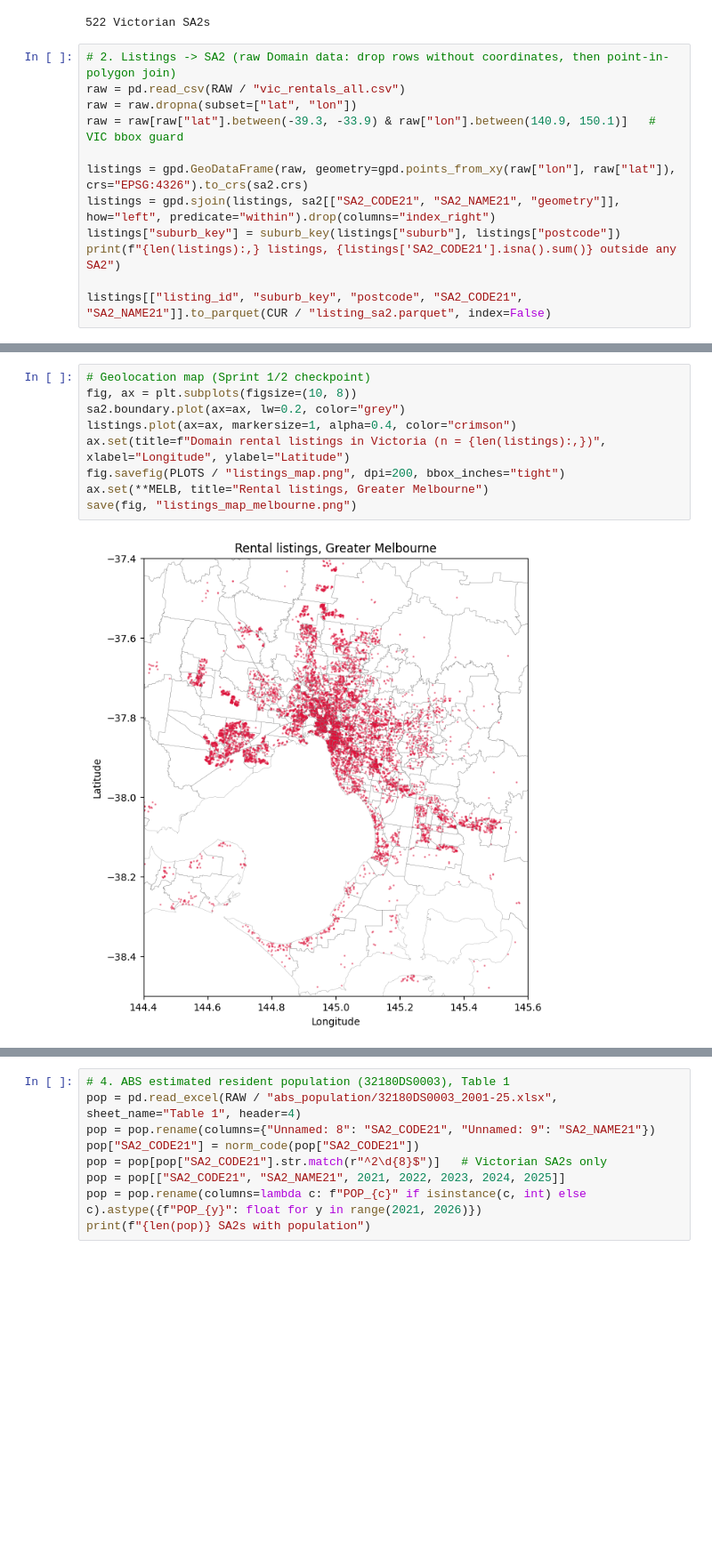
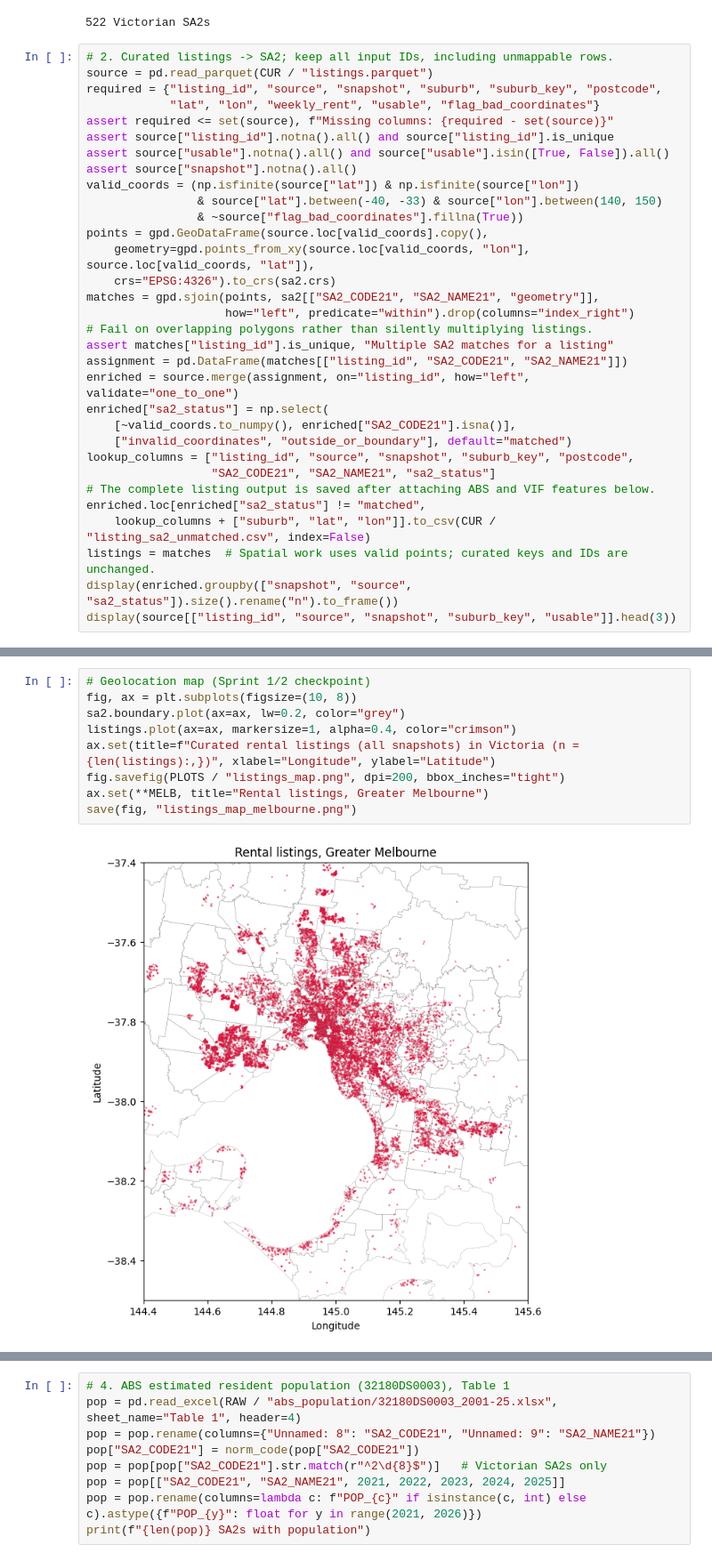
Before and after one commit to mdharmawan19/industry-project-group-55, a Jupyter notebook: notebooks/04_abs_sa2_crosswalk.ipynb, the cells around one changed output, grey strips where cells are left out. Shown at 89% size. Cells and saved outputs as stored; diff of their text form; blank space fills up the shorter version.

```diff
--- a/notebooks/04_abs_sa2_crosswalk.ipynb
+++ b/notebooks/04_abs_sa2_crosswalk.ipynb
@@ -33,15 +45,35 @@ print(f"{len(sa2)} Victorian SA2s")
 # %% [output]
 522 Victorian SA2s
 # %%
-# 2. Listings -> SA2 (raw Domain data: drop rows without coordinates, then point-in-polygon join)
-raw = pd.read_csv(RAW / "vic_rentals_all.csv")
-raw = raw.dropna(subset=["lat", "lon"])
-raw = raw[raw["lat"].between(-39.3, -33.9) & raw["lon"].between(140.9, 150.1)]   # VIC bbox guard
-
-listings = gpd.GeoDataFrame(raw, geometry=gpd.points_from_xy(raw["lon"], raw["lat"]), crs="EPSG:4326").to_crs(sa2.crs)
-listings = gpd.sjoin(listings, sa2[["SA2_CODE21", "SA2_NAME21", "geometry"]], how="left", predicate="within").drop(columns="index_right")
-listings["suburb_key"] = suburb_key(listings["suburb"], listings["postcode"])
-print(f"{len(listings):,} listings, {listings['SA2_CODE21'].isna().sum()} outside any SA2")
-
-listings[["listing_id", "suburb_key", "postcode", "SA2_CODE21", "SA2_NAME21"]].to_parquet(CUR / "listing_sa2.parquet", index=False)
+# 2. Curated listings -> SA2; keep all input IDs, including unmappable rows.
+source = pd.read_parquet(CUR / "listings.parquet")
+required = {"listing_id", "source", "snapshot", "suburb", "suburb_key", "postcode",
+            "lat", "lon", "weekly_rent", "usable", "flag_bad_coordinates"}
+assert required <= set(source), f"Missing columns: {required - set(source)}"
+assert source["listing_id"].notna().all() and source["listing_id"].is_unique
+assert source["usable"].notna().all() and source["usable"].isin([True, False]).all()
+assert source["snapshot"].notna().all()
+valid_coords = (np.isfinite(source["lat"]) & np.isfinite(source["lon"])
+                & source["lat"].between(-40, -33) & source["lon"].between(140, 150)
+                & ~source["flag_bad_coordinates"].fillna(True))
+points = gpd.GeoDataFrame(source.loc[valid_coords].copy(),
+    geometry=gpd.points_from_xy(source.loc[valid_coords, "lon"], source.loc[valid_coords, "lat"]),
+    crs="EPSG:4326").to_crs(sa2.crs)
+matches = gpd.sjoin(points, sa2[["SA2_CODE21", "SA2_NAME21", "geometry"]],
+                    how="left", predicate="within").drop(columns="index_right")
+# Fail on overlapping polygons rather than silently multiplying listings.
+assert matches["listing_id"].is_unique, "Multiple SA2 matches for a listing"
+assignment = pd.DataFrame(matches[["listing_id", "SA2_CODE21", "SA2_NAME21"]])
+enriched = source.merge(assignment, on="listing_id", how="left", validate="one_to_one")
+enriched["sa2_status"] = np.select(
+    [~valid_coords.to_numpy(), enriched["SA2_CODE21"].isna()],
+    ["invalid_coordinates", "outside_or_boundary"], default="matched")
+lookup_columns = ["listing_id", "source", "snapshot", "suburb_key", "postcode",
+                  "SA2_CODE21", "SA2_NAME21", "sa2_status"]
+# The complete listing output is saved after attaching ABS and VIF features below.
+enriched.loc[enriched["sa2_status"] != "matched",
+    lookup_columns + ["suburb", "lat", "lon"]].to_csv(CUR / "listing_sa2_unmatched.csv", index=False)
+listings = matches  # Spatial work uses valid points; curated keys and IDs are unchanged.
+display(enriched.groupby(["snapshot", "source", "sa2_status"]).size().rename("n").to_frame())
+display(source[["listing_id", "source", "snapshot", "suburb_key", "usable"]].head(3))
 # %% [output]
@@ -49,13 +90,13 @@ listings[["listing_id", "suburb_key", "postcode", "SA2_CODE21", "SA2_NAME21"]].t
 # %%
 # Geolocation map (Sprint 1/2 checkpoint)
 fig, ax = plt.subplots(figsize=(10, 8))
 sa2.boundary.plot(ax=ax, lw=0.2, color="grey")
 listings.plot(ax=ax, markersize=1, alpha=0.4, color="crimson")
-ax.set(title=f"Domain rental listings in Victoria (n = {len(listings):,})", xlabel="Longitude", ylabel="Latitude")
+ax.set(title=f"Curated rental listings (all snapshots) in Victoria (n = {len(listings):,})", xlabel="Longitude", ylabel="Latitude")
 fig.savefig(PLOTS / "listings_map.png", dpi=200, bbox_inches="tight")
 ax.set(**MELB, title="Rental listings, Greater Melbourne")
 save(fig, "listings_map_melbourne.png")
 # %% [output]
-[figure, old version]
+[figure, new version]
 # %%
 # 3. Suburb -> SA2 crosswalk
```
Also changed, not shown: parts of 11 cells of this notebook, 19 other files.
